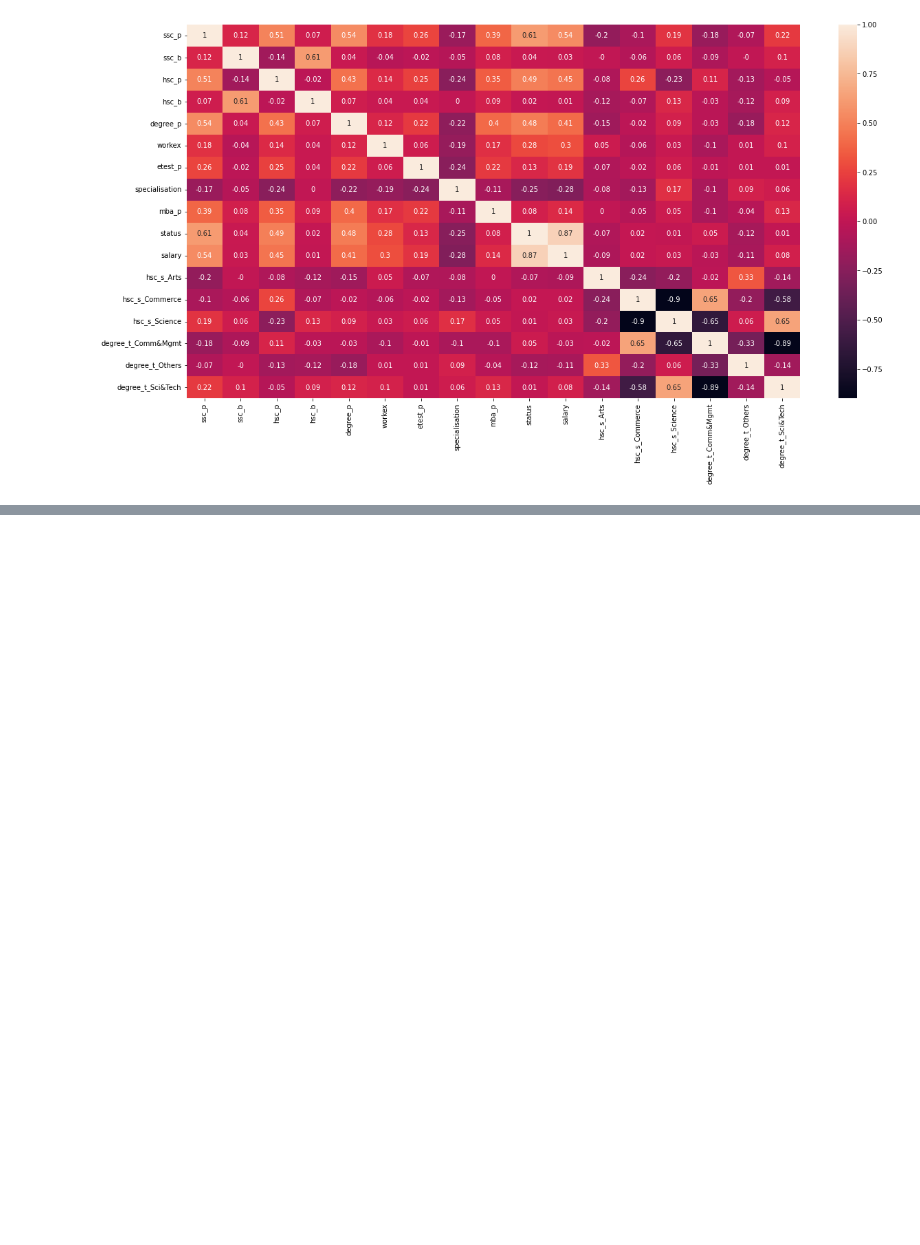
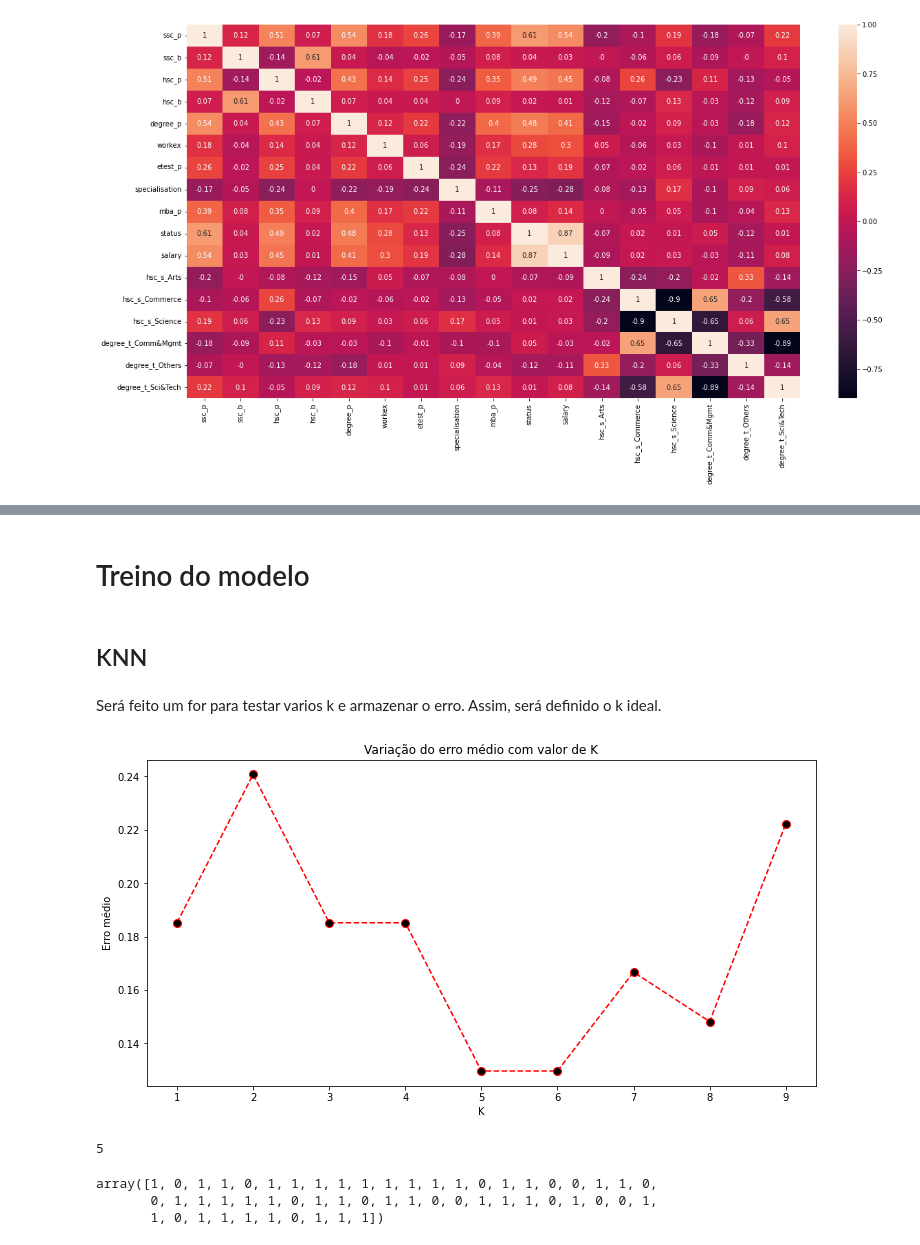
Before and after one commit to jackson-simionato/fase2_pos_tech, a Jupyter notebook: 2_Machine_Learning_Avancado/Aula2_KNN_SVM/Aula2_KNN_SVM.ipynb, the cells around one changed output, grey strips where cells are left out. Cells and saved outputs as stored; diff of their text form; code cells hidden in the pictures; blank space fills up the shorter version.

```diff
--- a/2_Machine_Learning_Avancado/Aula2_KNN_SVM/Aula2_KNN_SVM.ipynb
+++ b/2_Machine_Learning_Avancado/Aula2_KNN_SVM/Aula2_KNN_SVM.ipynb
@@ -317,0 +360,4 @@ plt.show()
+# %%
+dados_normalized = dados_encoded.copy()
+
+dados_normalized[numeric_cols] = scaler.transform(dados_encoded[numeric_cols])
@@ -317,0 +398,4 @@ plt.show()
+# %%
+x = dados_normalized[['ssc_p','ssc_b','hsc_p','hsc_b','degree_p','workex','etest_p','mba_p']]
+
+y = dados_normalized['status']
@@ -317,0 +409,2 @@ plt.show()
+# %%
+x_train, x_test, y_train, y_test = train_test_split(x, y, test_size=0.25, stratify=y, random_state=7)
@@ -317,0 +442,33 @@ plt.show()
+# %% [markdown]
+# Treino do modelo
+# %% [markdown]
+## KNN
+# %% [markdown]
+Será feito um for para testar varios k e armazenar o erro. Assim, será definido o k ideal.
+# %%
+error = []
+
+for i in range(1, 10):
+    knn = KNeighborsClassifier(n_neighbors=i)
+    knn.fit(x_train, y_train)
+    y_pred = knn.predict(x_test)
+
+    error.append(np.mean(y_pred != y_test))
+# %%
+plt.figure(figsize=(12, 6))
+
+plt.plot(range(1, 10), error, color='red', linestyle='dashed', marker='o', markerfacecolor='black', markersize=8)
+
+plt.title('Variação do erro médio com valor de K')
+
+plt.xlabel('K')
+plt.ylabel('Erro médio')
+
+plt.show()
+# %% [output]
+[figure, added]
+# %%
+k = error.index(np.min(error)) + 1
+print(k)
+# %% [output]
+5
@@ -317,0 +481,6 @@ plt.show()
+# %%
+y_pred
+# %% [output]
+array([1, 0, 1, 1, 0, 1, 1, 1, 1, 1, 1, 1, 1, 1, 0, 1, 1, 0, 0, 1, 1, 0,
+       0, 1, 1, 1, 1, 1, 0, 1, 1, 0, 1, 1, 0, 0, 1, 1, 1, 0, 1, 0, 0, 1,
+       1, 0, 1, 1, 1, 1, 0, 1, 1, 1])
```
Also changed, not shown: parts of 26 cells of this notebook, 2 other files.
